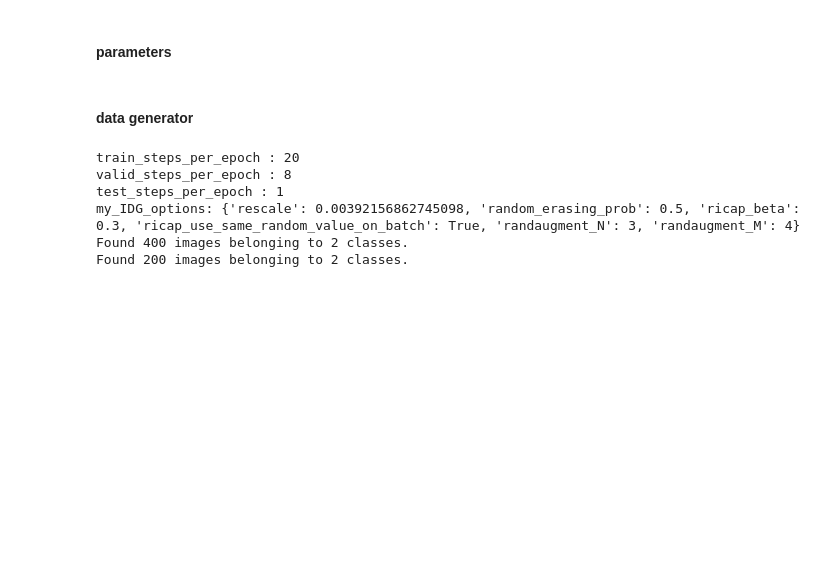
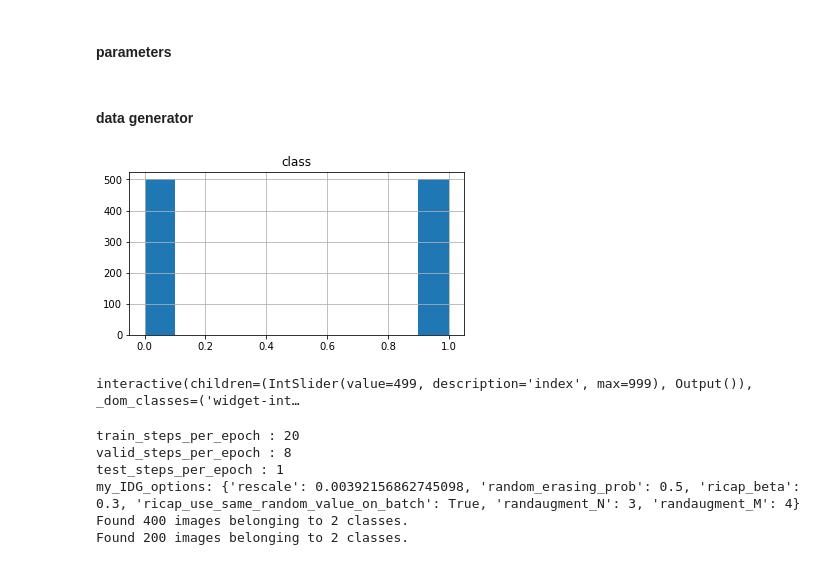
Before and after one commit to emmanuelol/02_keras_py, a Jupyter notebook: experiment/tf_Cats_VS._Dogs_test.ipynb, the cells around one changed output. Drawn from its saved outputs; the diff is of its cells as text; code cells hidden in the pictures; blank space fills up the shorter version.

```diff
--- a/experiment/tf_Cats_VS._Dogs_test.ipynb
+++ b/experiment/tf_Cats_VS._Dogs_test.ipynb
@@ -185,6 +186,21 @@ if 'randaugment_M' in list(locals().keys()):
     my_IDG_options['randaugment_M'] = randaugment_M
 # %% [markdown]
 #### data generator
+# %%
+# train setの分布と元画像をipywidgetsで表示
+
+train_img_paths = util.find_img_files(train_data_dir)
+train_img_class = [pathlib.Path(p).parent.stem for p in train_img_paths]
+df_train_path = pd.DataFrame({'class':train_img_class, 'path':train_img_paths})
+
+variants = {'Cat':0, 'Dog':1}
+df_train_path['class'] = df_train_path['class'].replace(variants)
+
+df_train_path[['class']].hist(figsize = (6, 3))
+util.ipywidgets_show_img(df_train_path['path'], figsize=(6, 6))
+# %% [output]
+[figure, added]
+interactive(children=(IntSlider(value=499, description='index', max=999), Output()), _dom_classes=('widget-int…
 # %%
 def check_gen(gen):
     """ generatorの画像確認 """
```
Also changed, not shown: parts of 9 cells of this notebook, 10 other files.
